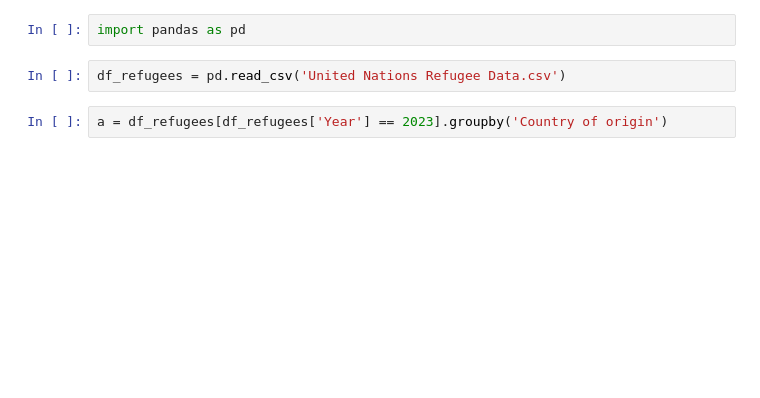
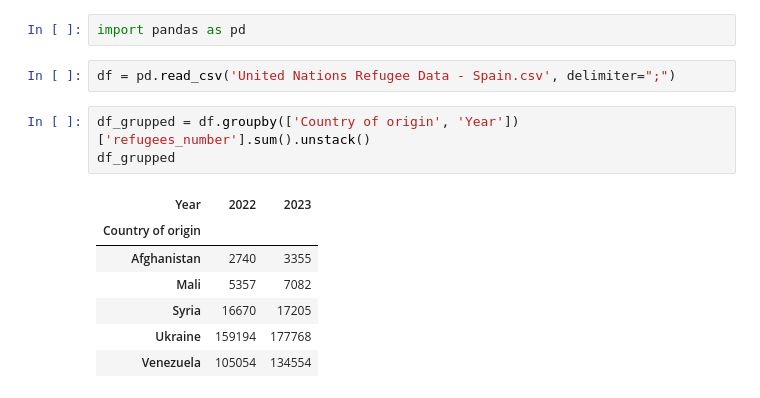
Before and after one commit to mariagibert/data-visualization-techniques, a Jupyter notebook: SlopeChart/SlopeChart.ipynb, the cells around one changed output. Drawn from its saved outputs; the diff is of its cells as text; blank space fills up the shorter version.

```diff
--- a/SlopeChart/SlopeChart.ipynb
+++ b/SlopeChart/SlopeChart.ipynb
@@ -1,7 +1,16 @@
 # %%
 import pandas as pd
 # %%
-df_refugees = pd.read_csv('United Nations Refugee Data.csv')
+df = pd.read_csv('United Nations Refugee Data - Spain.csv', delimiter=";")
-# %%
-a = df_refugees[df_refugees['Year'] == 2023].groupby('Country of origin')
+# %%
+df_grupped = df.groupby(['Country of origin', 'Year'])['refugees_number'].sum().unstack()
+df_grupped
+# %% [output]
+| Year | 2022 | 2023 |
+| Country of origin |  |  |
+| Afghanistan | 2740 | 3355 |
+| Mali | 5357 | 7082 |
+| Syria | 16670 | 17205 |
+| Ukraine | 159194 | 177768 |
+| Venezuela | 105054 | 134554 |
 # %%
```
Also changed, not shown: parts of 4 cells of this notebook, 1 other file.
